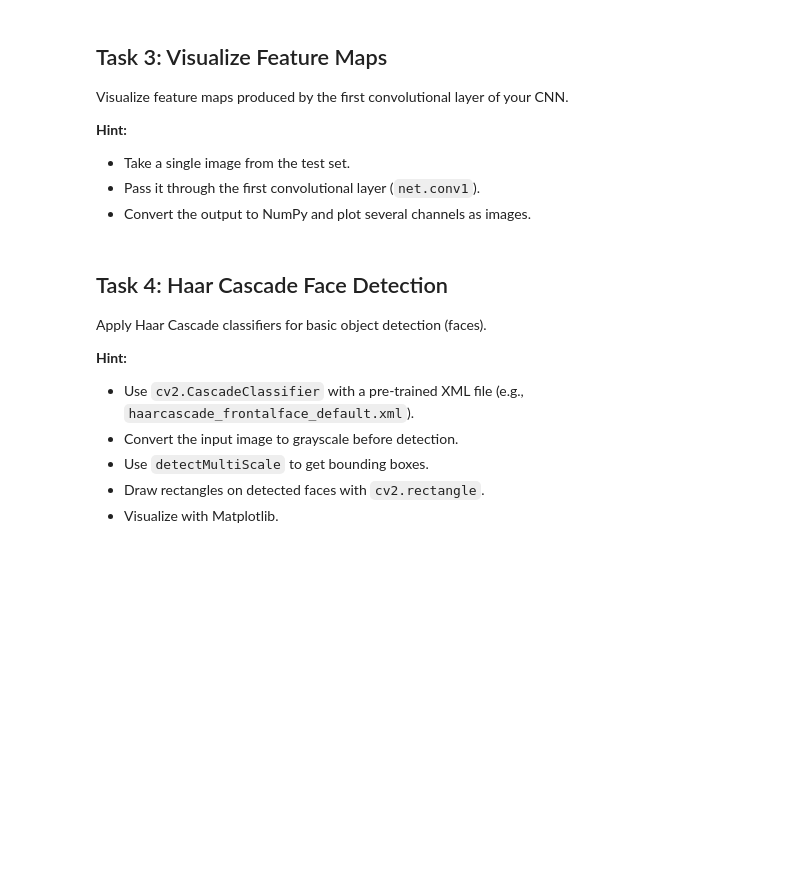
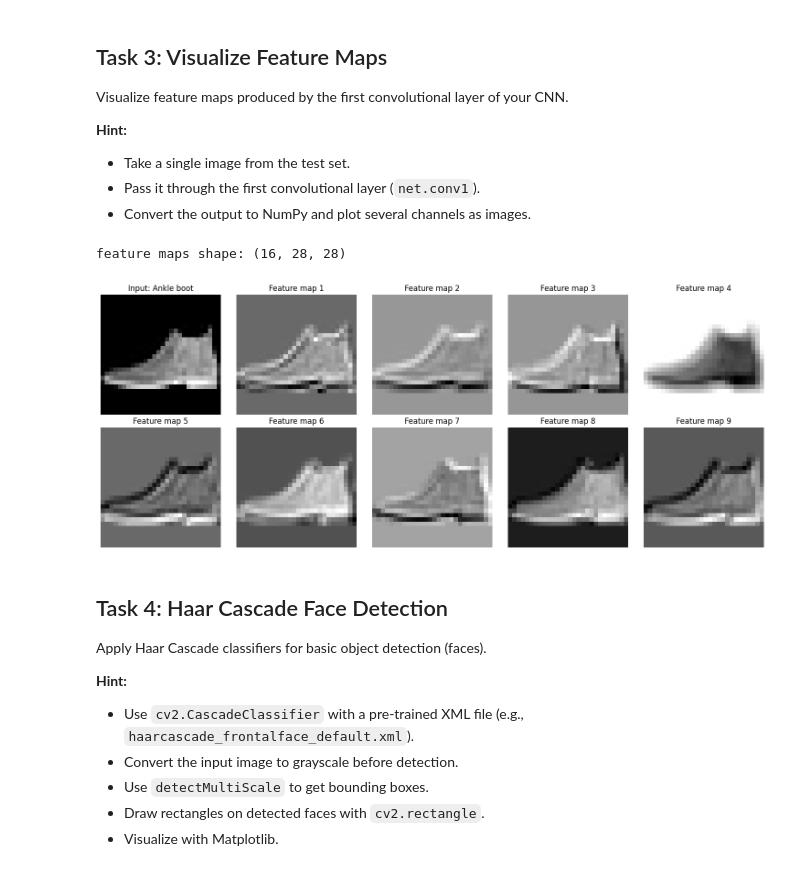
Before and after one commit to hobibat/SkyXperts-Vision-Course, a Jupyter notebook: tasks/tasks4.ipynb, the cells around one changed output. Drawn from its saved outputs; the diff is of its cells as text; code cells hidden in the pictures; blank space fills up the shorter version.

```diff
--- a/tasks/tasks4.ipynb
+++ b/tasks/tasks4.ipynb
@@ -50,9 +174,33 @@ Visualize feature maps produced by the first convolutional layer of your CNN.
 - Convert the output to NumPy and plot several channels as images.
 # %%
 # TODO: Take one test image
+test_image, test_label = test_data[0]     # tensor of shape (1, 28, 28)
+
 # TODO: Forward pass through the first convolutional layer
+net.eval()
+with torch.no_grad():
+    feature_maps = net.conv1(test_image.unsqueeze(0))   # unsqueeze adds the batch dimension: (1, 1, 28, 28)
+
 # TODO: Convert feature maps to NumPy array
+feature_maps = feature_maps.squeeze(0).numpy()          # (16, 28, 28): one map per learned filter
+print('feature maps shape:', feature_maps.shape)
+
 # TODO: Plot the first few feature maps in a grid
+plt.figure(figsize=(15, 6))
+plt.subplot(2, 5, 1)
+plt.imshow(test_image.squeeze(), cmap='gray')
+plt.title(f'Input: {classes[test_label]}')
+plt.axis('off')
+for i in range(9):
+    plt.subplot(2, 5, i + 2)
+    plt.imshow(feature_maps[i], cmap='gray')
+    plt.title(f'Feature map {i + 1}')
+    plt.axis('off')
+plt.tight_layout()
+plt.show()
+# %% [output]
+feature maps shape: (16, 28, 28)
+[figure, added]
 # %% [markdown]
 ## Task 4: Haar Cascade Face Detection
 
```
Also changed, not shown: parts of 3 cells of this notebook, 5 other files.
